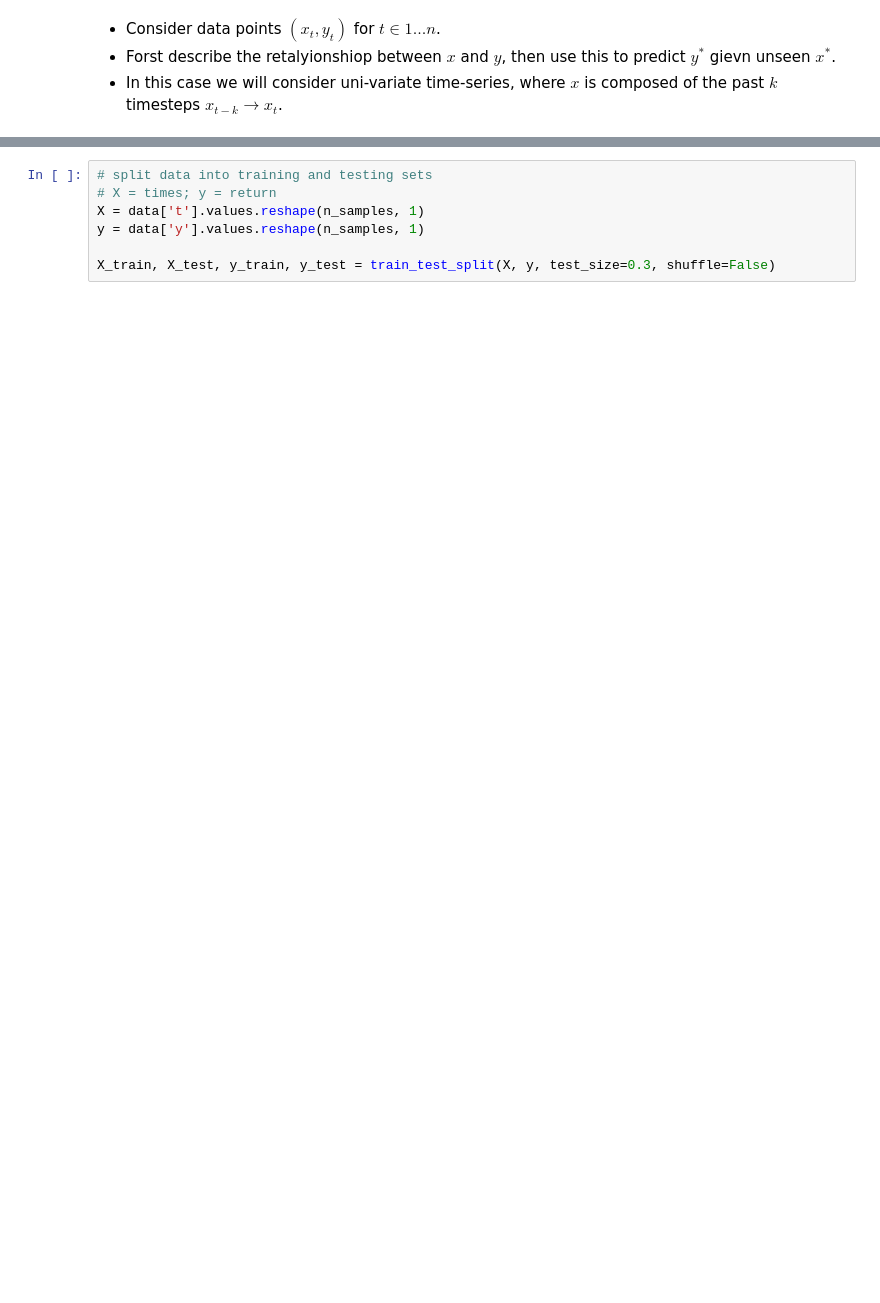
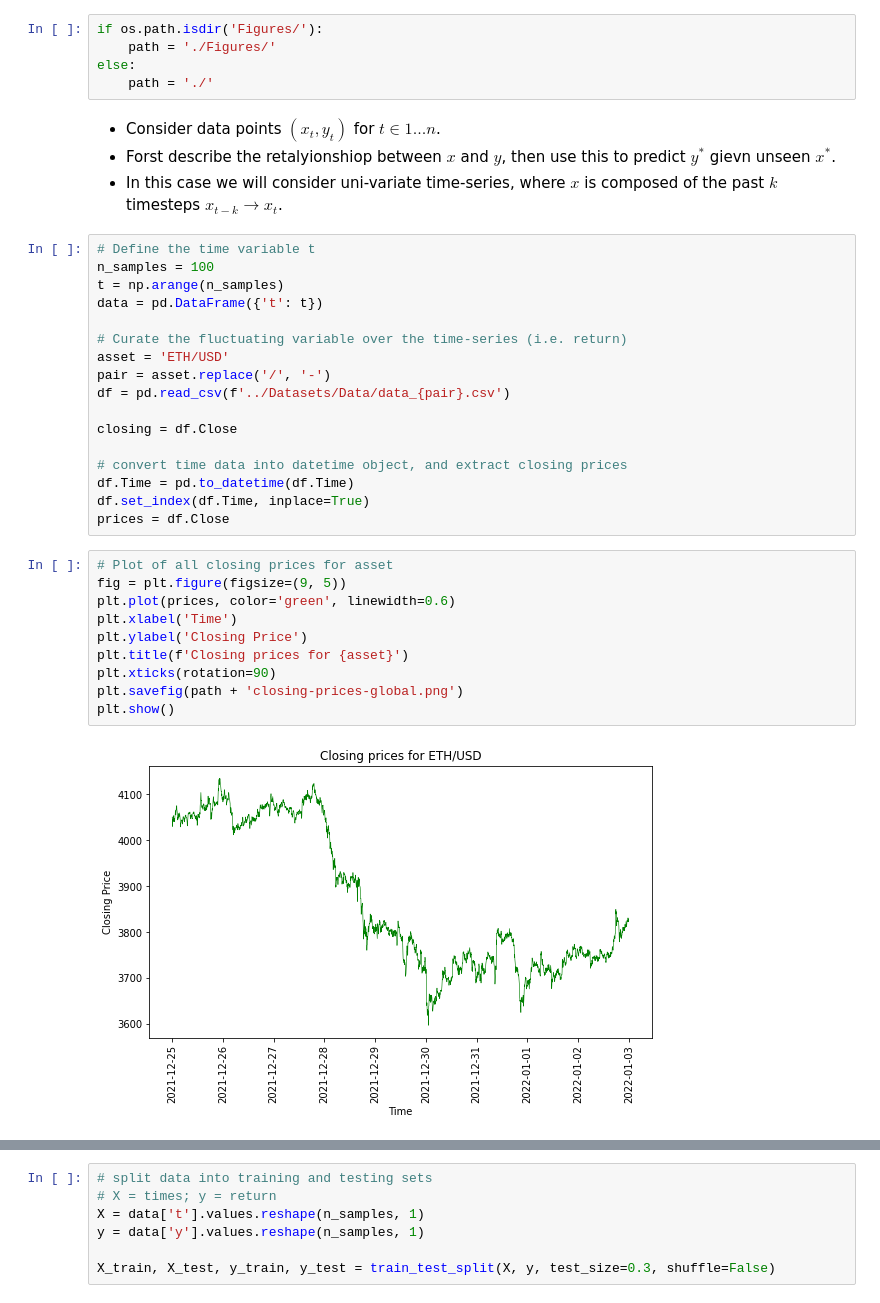
Before and after one commit to gittmp/GPR-for-financial-series, a Jupyter notebook: gaussian_process.ipynb, the cells around one changed output, grey strips where cells are left out. Saved outputs shown, nothing was run; the diff lists cells and outputs as text; blank space fills up the shorter version.

```diff
--- a/gaussian_process.ipynb
+++ b/gaussian_process.ipynb
@@ -12,7 +14,41 @@ from scipy import stats
 # so warnings dont clutter notebook
 import warnings
 warnings.filterwarnings('ignore')
+# %%
+if os.path.isdir('Figures/'):
+    path = './Figures/'
+else:
+    path = './'
 # %% [markdown]
 - Consider data points $(x_t, y_t)$ for $t \in {1...n}$.
 - Forst describe the retalyionshiop between $x$ and $y$, then use this to predict $y^*$ gievn unseen $x^*$.
 - In this case we will consider uni-variate time-series, where $x$ is composed of the past $k$ timesteps $x_{t-k} \to x_t$.
+# %%
+# Define the time variable t
+n_samples = 100
+t = np.arange(n_samples)
+data = pd.DataFrame({'t': t})
+
+# Curate the fluctuating variable over the time-series (i.e. return)
+asset = 'ETH/USD'
+pair = asset.replace('/', '-')
+df = pd.read_csv(f'../Datasets/Data/data_{pair}.csv')
+
+closing = df.Close
+
+# convert time data into datetime object, and extract closing prices
+df.Time = pd.to_datetime(df.Time)
+df.set_index(df.Time, inplace=True)
+prices = df.Close
+# %%
+# Plot of all closing prices for asset
+fig = plt.figure(figsize=(9, 5))
+plt.plot(prices, color='green', linewidth=0.6)
+plt.xlabel('Time')
+plt.ylabel('Closing Price')
+plt.title(f'Closing prices for {asset}')
+plt.xticks(rotation=90)
+plt.savefig(path + 'closing-prices-global.png')
+plt.show()
+# %% [output]
+[figure, added]
```
Also changed, not shown: parts of 18 cells of this notebook, 2 other files.
